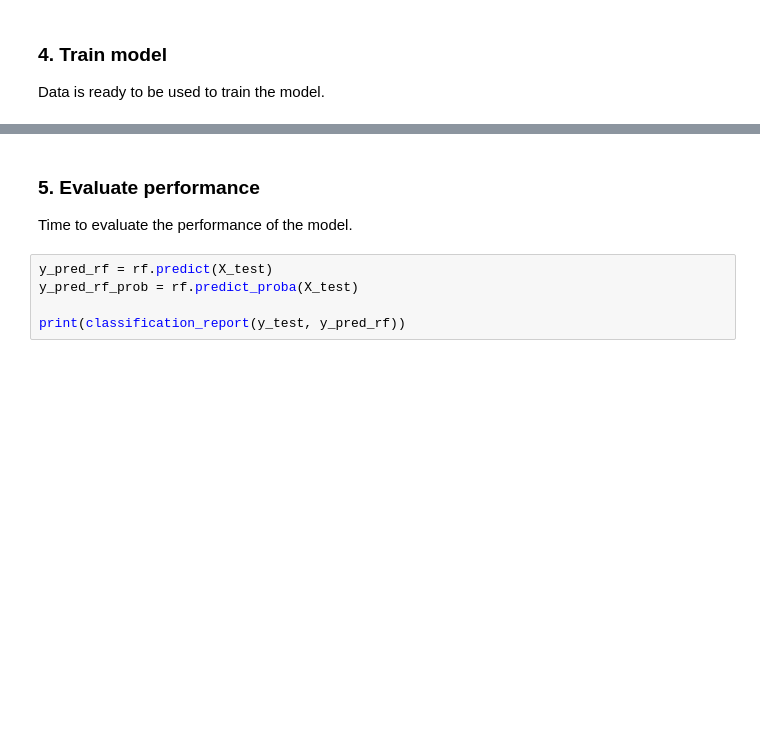
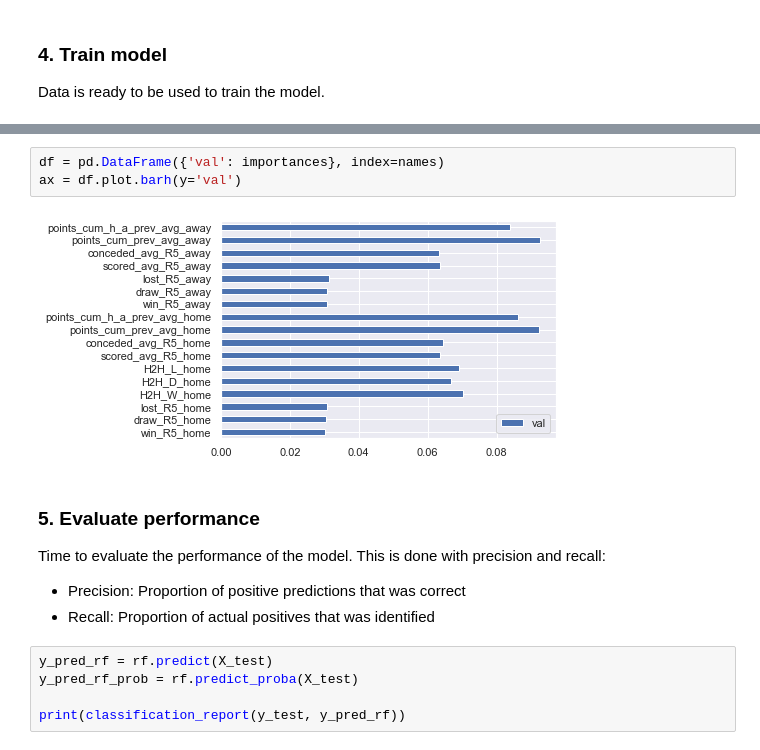
Before and after one commit to msjoelin/icehockey_analysis, a Jupyter notebook: icehockey_matchprediction.ipynb, the cells around one changed output, grey strips where cells are left out. Cells and saved outputs as stored; diff of their text form; blank space fills up the shorter version.

```diff
--- a/icehockey_matchprediction.ipynb
+++ b/icehockey_matchprediction.ipynb
@@ -337,7 +350,15 @@ pickle.dump(rf, open(filename, 'wb'))
+# %%
+df = pd.DataFrame({'val': importances}, index=names)
+ax = df.plot.barh(y='val')
+# %% [output]
+[figure, added]
 # %% [markdown]
 ### 5. Evaluate performance
 
-Time to evaluate the performance of the model.
+Time to evaluate the performance of the model. This is done with precision and recall:
+
+* Precision: Proportion of positive predictions that was correct
+* Recall: Proportion of actual positives that was identified
 # %%
 y_pred_rf = rf.predict(X_test)
 y_pred_rf_prob = rf.predict_proba(X_test)
```
Also changed, not shown: parts of 40 cells of this notebook, 36 other files.
